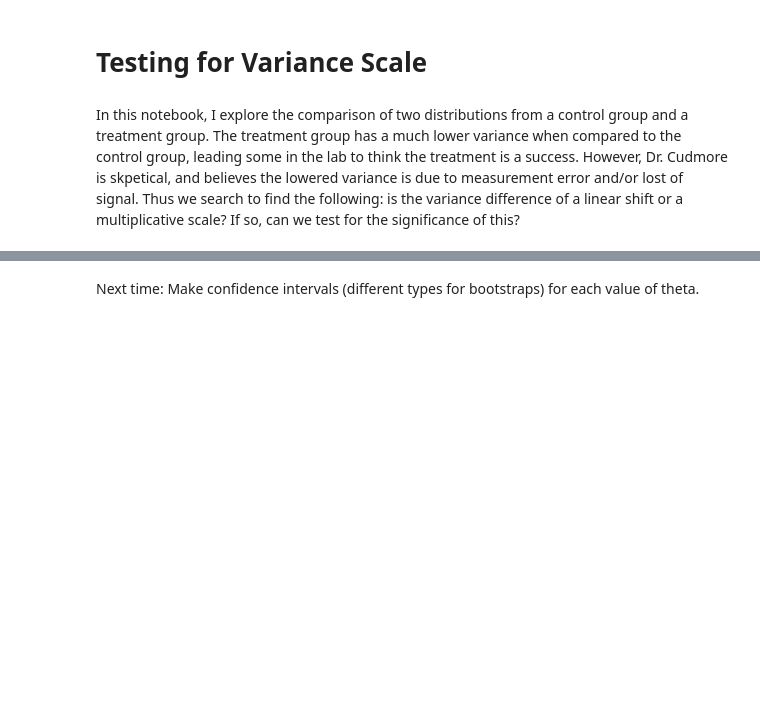
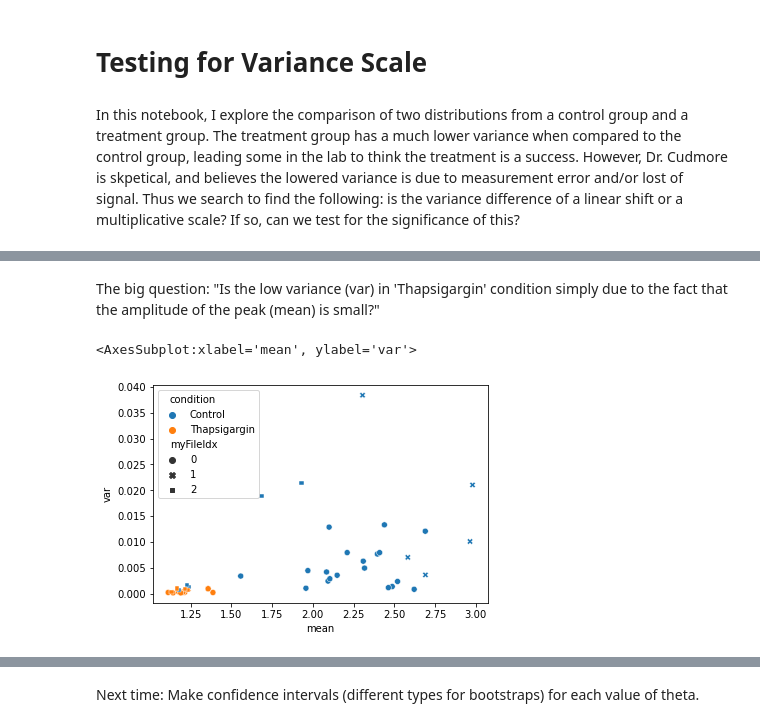
Before and after one commit to gspiga/Cudmore, a Jupyter notebook: VarAnalysis/Non-Parametric Distribution Comparisons.ipynb, the cells around one changed output, grey strips where cells are left out. Drawn from its saved outputs; the diff is of its cells as text; code cells hidden in the pictures; blank space fills up the shorter version.

```diff
--- a/VarAnalysis/Non-Parametric Distribution Comparisons.ipynb
+++ b/VarAnalysis/Non-Parametric Distribution Comparisons.ipynb
@@ -81,0 +145,12 @@ FileNotFoundError: [Errno 2] No such file or directory: 'dataGianni/masterDb-jan
+# %%
+condList = dfMaster["condition"].unique()
+print(f"before condList:{condList}")
+
+# do not do this
+# dfMaster[ dfMaster['condition']=='TG' ]['condition'] = 'Thapsigargin'
+
+# do this
+dfMaster.loc[dfMaster["condition"] == "TG", "condition"] = "Thapsigargin"
+
+condList = dfMaster["condition"].unique()
+print(f"after condList:{condList}")
@@ -81,0 +163,13 @@ FileNotFoundError: [Errno 2] No such file or directory: 'dataGianni/masterDb-jan
+# %%
+# could set this to any column to get stats
+colStr = "peakVal"
+
+# a list of stats to take per 'file'
+aggList = ["count", "min", "max", "mean", scipy.stats.sem, "median", "var"]
+
+dfStats = dfMaster.groupby(["file", "condition", "myFileIdx"], as_index=False)[
+    colStr
+].agg(aggList)
+
+print(f"stats for col: {colStr}")
+display(dfStats)
@@ -81,0 +224,10 @@ FileNotFoundError: [Errno 2] No such file or directory: 'dataGianni/masterDb-jan
+# %% [markdown]
+The big question: "Is the low variance (var) in 'Thapsigargin' condition simply due to the fact that the amplitude of the peak (mean) is small?"
+# %%
+# hold off on using style='file', legend is too long and needs to be tweaked
+# sns.scatterplot(x='mean', y='var', hue='condition', style='file', data=dfStats)
+
+sns.scatterplot(x="mean", y="var", hue="condition", style="myFileIdx", data=dfStats)
+# %% [output]
+<AxesSubplot:xlabel='mean', ylabel='var'>
+[figure, added]
```
Also changed, not shown: parts of 24 cells of this notebook.
